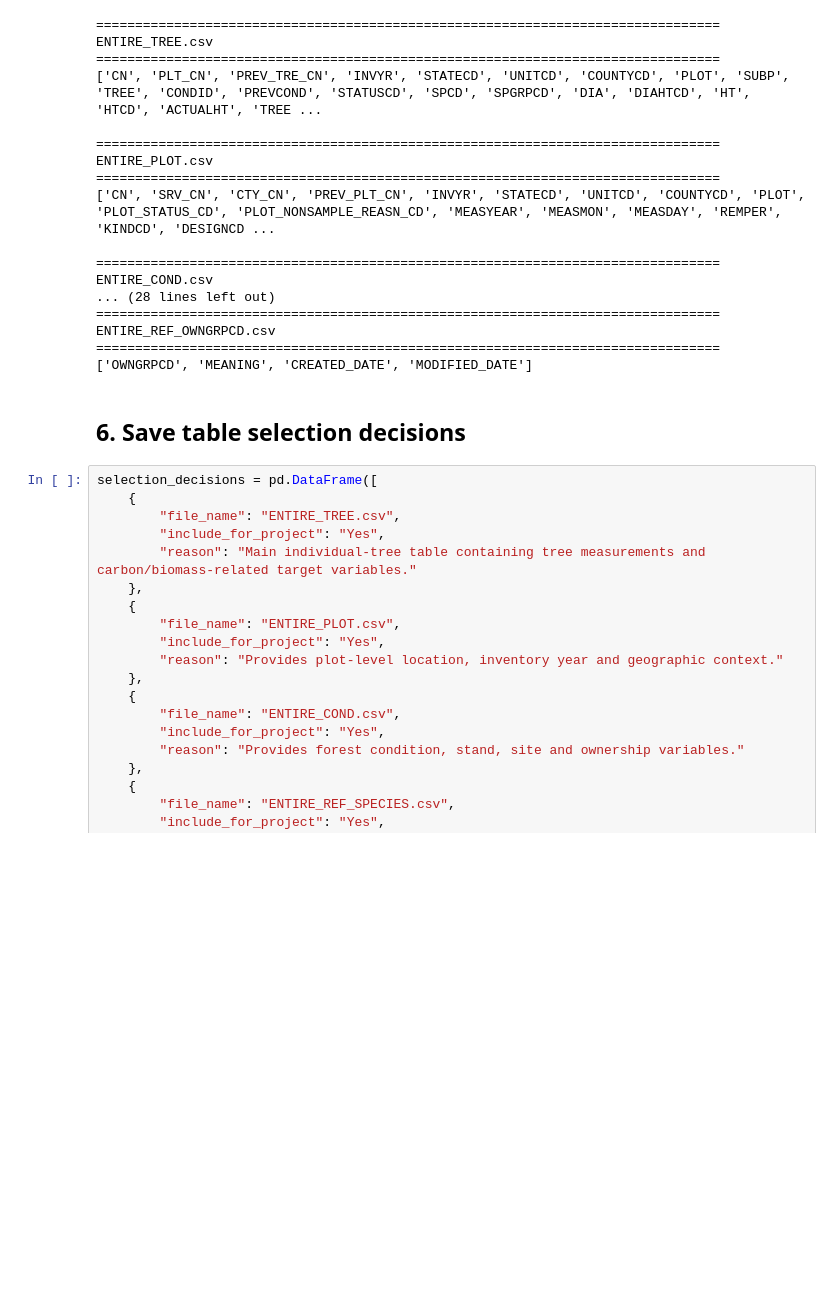
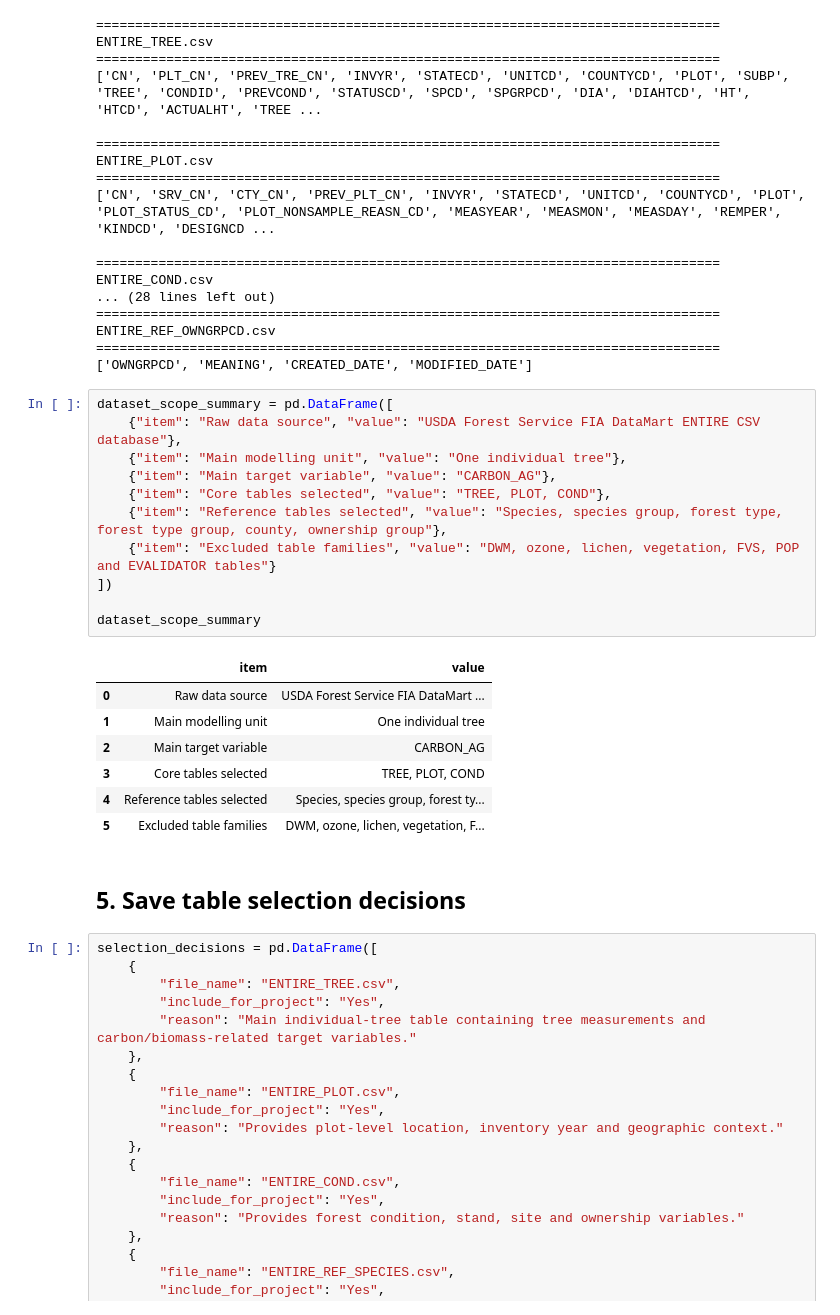
Before and after one commit to mzsh0608/COMM074-FIA-Preprocessing, a Jupyter notebook: notebooks/00_fia_file_inventory_and_table_selection.ipynb, the cells around one changed output. Cells and saved outputs as stored; diff of their text form; blank space fills up the shorter version.

Commit message:
Improve FIA file inventory and table selection notebook

```diff
--- a/notebooks/00_fia_file_inventory_and_table_selection.ipynb
+++ b/notebooks/00_fia_file_inventory_and_table_selection.ipynb
@@ -124,8 +150,27 @@ ENTIRE_COND.csv
 ENTIRE_REF_OWNGRPCD.csv
 ================================================================================
 ['OWNGRPCD', 'MEANING', 'CREATED_DATE', 'MODIFIED_DATE']
+# %%
+dataset_scope_summary = pd.DataFrame([
+    {"item": "Raw data source", "value": "USDA Forest Service FIA DataMart ENTIRE CSV database"},
+    {"item": "Main modelling unit", "value": "One individual tree"},
+    {"item": "Main target variable", "value": "CARBON_AG"},
+    {"item": "Core tables selected", "value": "TREE, PLOT, COND"},
+    {"item": "Reference tables selected", "value": "Species, species group, forest type, forest type group, county, ownership group"},
+    {"item": "Excluded table families", "value": "DWM, ozone, lichen, vegetation, FVS, POP and EVALIDATOR tables"}
+])
+
+dataset_scope_summary
+# %% [output]
+|  | item | value |
+| 0 | Raw data source | USDA Forest Service FIA DataMart ... |
+| 1 | Main modelling unit | One individual tree |
+| 2 | Main target variable | CARBON_AG |
+| 3 | Core tables selected | TREE, PLOT, COND |
+| 4 | Reference tables selected | Species, species group, forest ty... |
+| 5 | Excluded table families | DWM, ozone, lichen, vegetation, F... |
 # %% [markdown]
-## 6. Save table selection decisions
+## 5. Save table selection decisions
 # %%
 selection_decisions = pd.DataFrame([
     {
```
Also changed, not shown: parts of 6 cells of this notebook.
